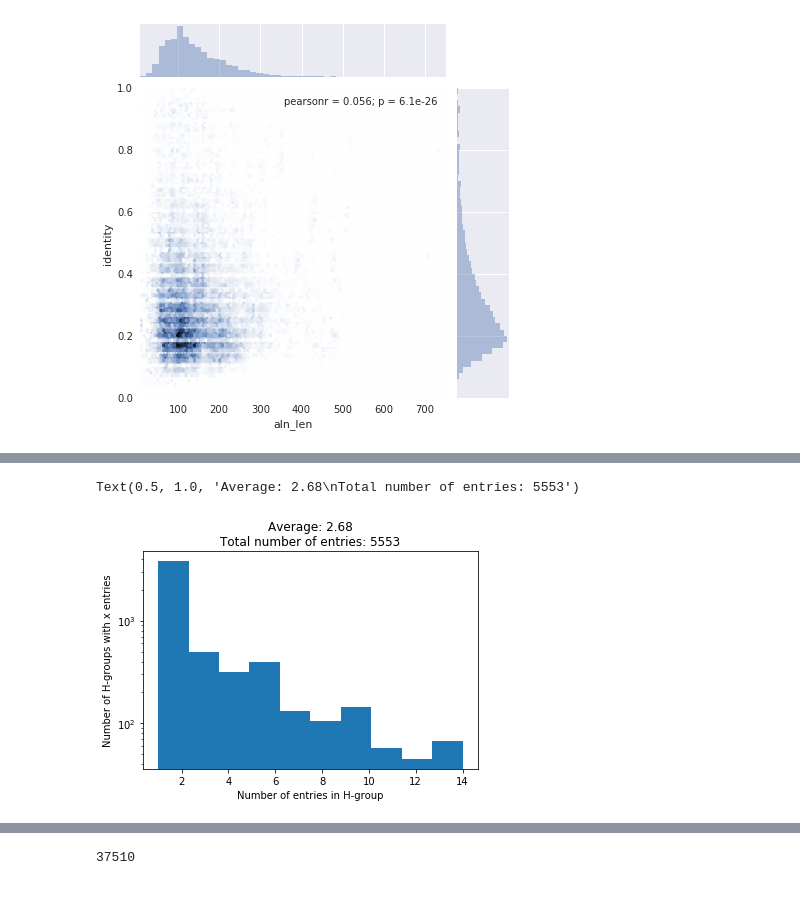
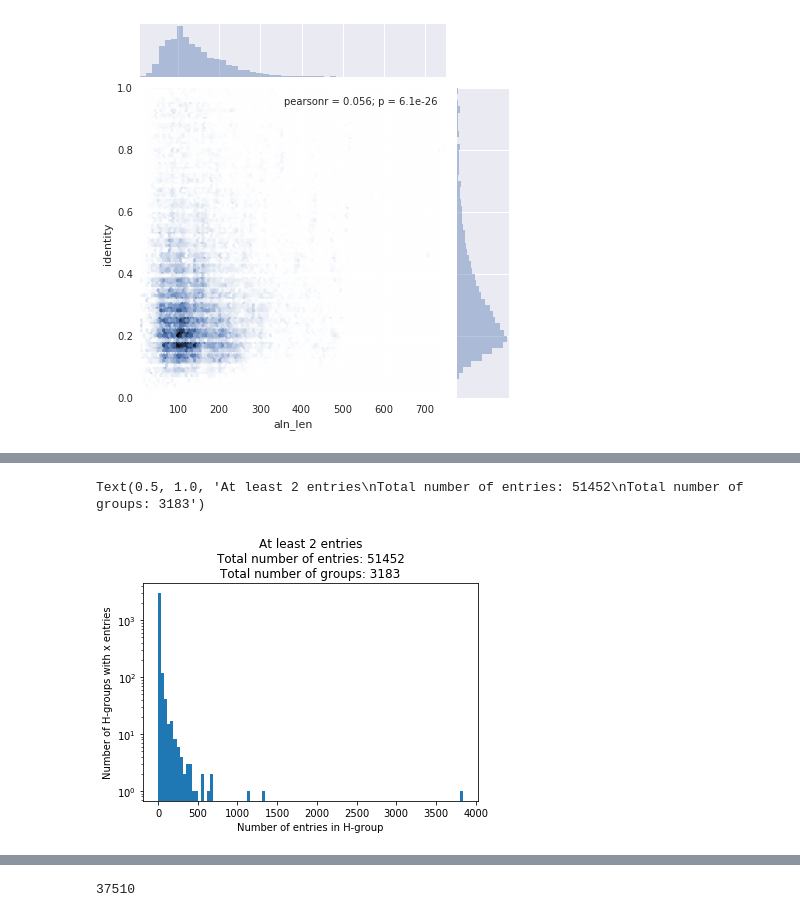
Before and after one commit to patrickbryant1/basic_scilife_scripts, a Jupyter notebook: visual/visual_notebook.ipynb, the cells around one changed output, grey strips where cells are left out. Saved outputs shown, nothing was run; the diff lists cells and outputs as text; code cells hidden in the pictures.

```diff
--- a/visual/visual_notebook.ipynb
+++ b/visual/visual_notebook.ipynb
@@ -365,5 +365,5 @@ def get_groups(H_groups, sequences):
 
 
 H_groups = read_tsv('/home/pbryant/data/CATH/h_grouped/H_group.tsv')
-sequences = read_fasta('/home/pbryant/data/CATH/cath-domain-seqs-S95.fa')
+sequences = read_fasta('/home/pbryant/data/CATH/reallybelow95.fa')
 grouped_sequences = get_groups(H_groups, sequences)
@@ -370,8 +390,8 @@ grouped_sequences = get_groups(H_groups, sequences)
 # %%
 num_entries = []
-under_x = []
-x = 15
+over_x = []
+x = 2
 for key in grouped_sequences:
     num_entries.append(len(grouped_sequences[key]))
-    if len(grouped_sequences[key]) < x:
-        under_x.append(len(grouped_sequences[key]))
+    if len(grouped_sequences[key]) >= x:
+        over_x.append(len(grouped_sequences[key]))
@@ -388,9 +430,9 @@ Text(0.5, 1.0, 'Average: 9.51\nTotal number of entries: 6119')
 # %%
-plt.hist(under_x, bins = 10, log = True)
+plt.hist(over_x, bins = 100, log = True)
 plt.xlabel('Number of entries in H-group')
 plt.ylabel('Number of H-groups with x entries')
-average = sum(under_x)/len(under_x)
-plt.title('Average: '+str(round(average, 2)) + '\n' +'Total number of entries: ' + str(len(under_x)))
+average = sum(over_x)/len(over_x)
+plt.title('At least 2 entries\n'+'Total number of entries: '+str(sum(over_x)) + '\n' +'Total number of groups: ' + str(len(over_x)))
 # %% [output]
-Text(0.5, 1.0, 'Average: 2.68\nTotal number of entries: 5553')
+Text(0.5, 1.0, 'At least 2 entries\nTotal number of entries: 51452\nTotal number of groups: 3183')
-[figure, old version]
+[figure, new version]
```
Also changed, not shown: parts of 5 cells of this notebook, 1 other file.
